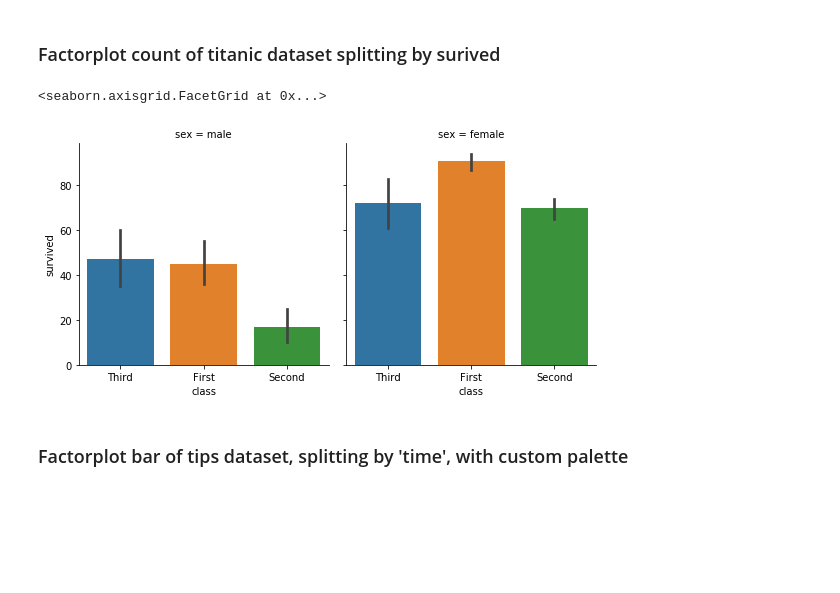
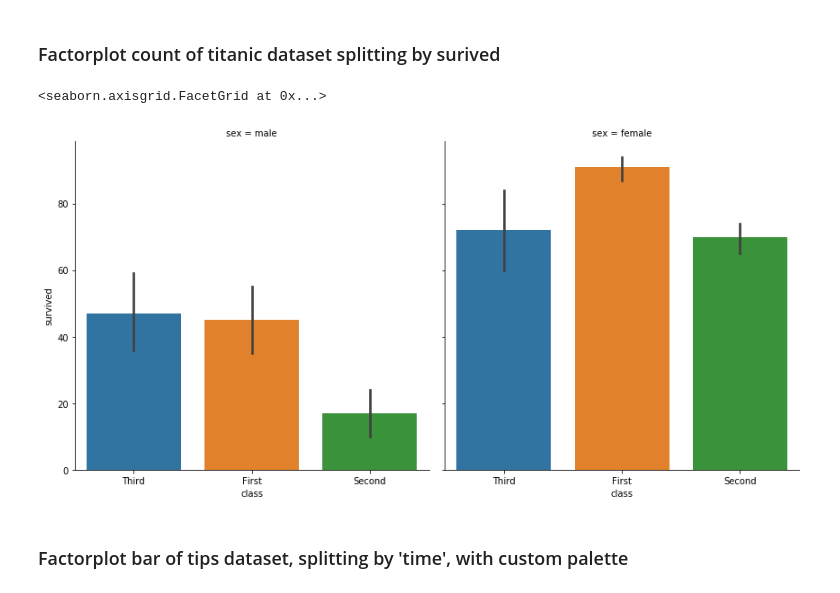
Before and after one commit to danielc92/python_nb_visualization, a Jupyter notebook: notebook_seaborn_factorplot.ipynb, the cells around one changed output. Drawn from its saved outputs; the diff is of its cells as text; code cells hidden in the pictures; blank space fills up the shorter version.

```diff
--- a/notebook_seaborn_factorplot.ipynb
+++ b/notebook_seaborn_factorplot.ipynb
@@ -118,13 +118,14 @@ seaborn.factorplot(data = titanic,
 # %%
 seaborn.factorplot(data = titanic,
                   x = "class",
                   y = "survived",
                   kind = "bar",
                   estimator = sum,
-                  col = "sex")
+                  col = "sex",
+                  size = 6)
 # %% [output]
 <seaborn.axisgrid.FacetGrid at 0x...>
-[figure, old version]
+[figure, new version]
 # %% [markdown]
 ### Factorplot bar of tips dataset, splitting by 'time', with custom palette
 # %%
```
Also changed, not shown: parts of 12 cells of this notebook, 1 other file.
